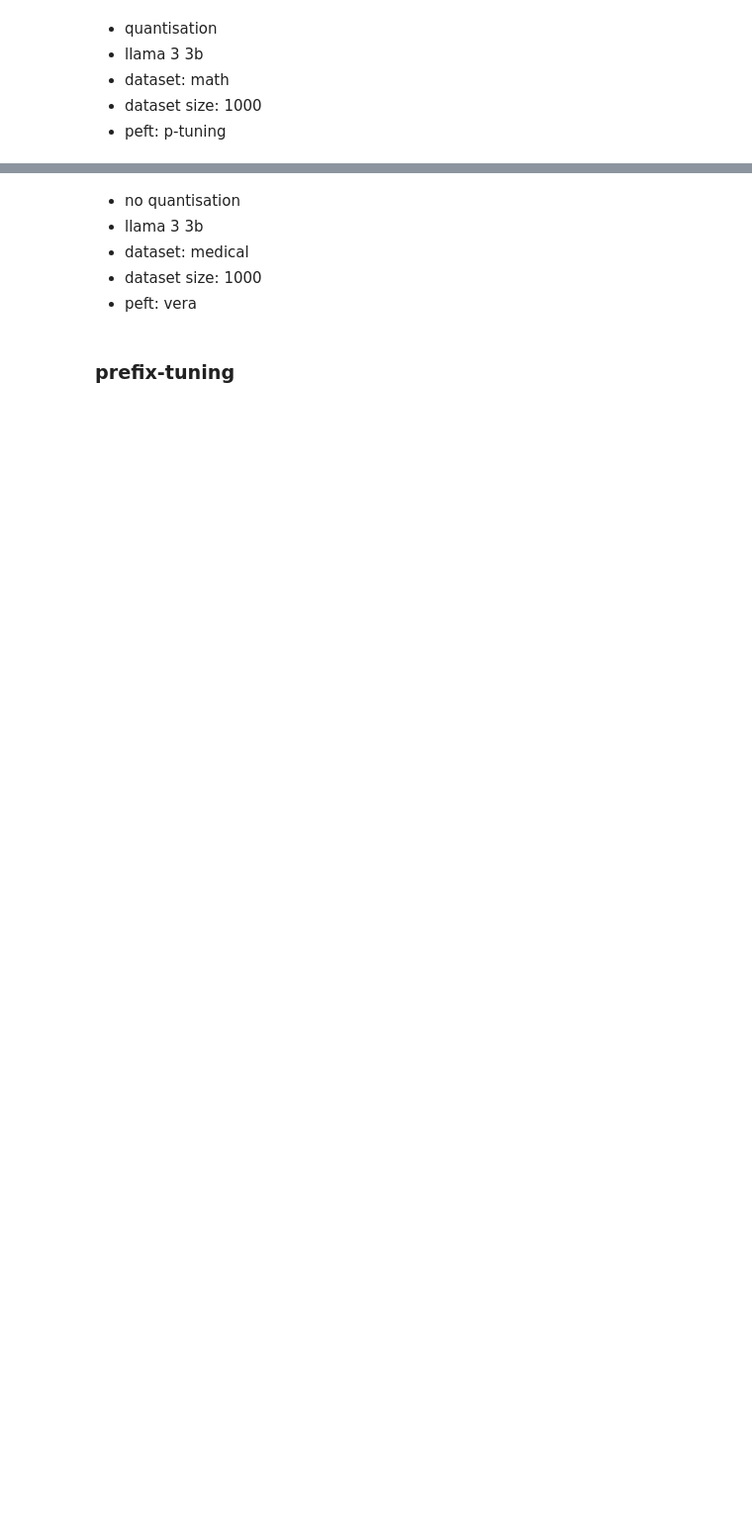
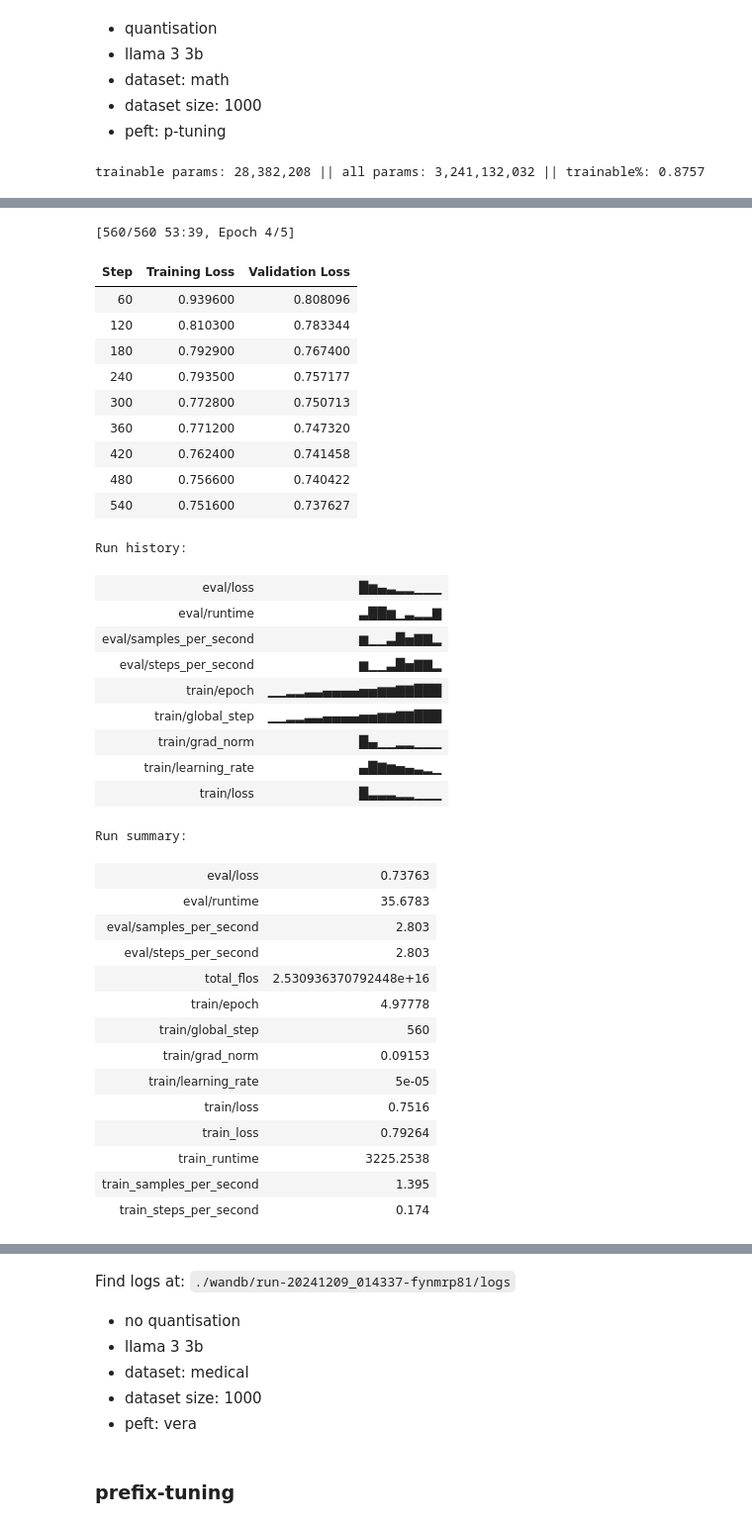
Before and after one commit to alina775/20242R0136COSE47402, a Jupyter notebook: FinalProject/deep_learning_final_project.ipynb, the cells around one changed output, grey strips where cells are left out. Shown at 99% size. Saved outputs shown, nothing was run; the diff lists cells and outputs as text; code cells hidden in the pictures; blank space fills up the shorter version.

```diff
--- a/FinalProject/deep_learning_final_project.ipynb
+++ b/FinalProject/deep_learning_final_project.ipynb
@@ -472,7 +475,7 @@ def run_training(base_model, config, dataset_name, dataset_size, data_row_name_u
   model.print_trainable_parameters()
 
   #load dataset
-  dataset = load_dataset(dataset_name, split="all[:10000]").shuffle(seed=42).select(range(dataset_size)).flatten_indices()
+  dataset = load_dataset(dataset_name, split="train[:10000]").shuffle(seed=42).select(range(dataset_size)).flatten_indices()
   tokenizer = AutoTokenizer.from_pretrained(base_model)
   tokenizer.chat_template = None
   model, tokenizer = setup_chat_format(model, tokenizer)
@@ -1184,24 +1181,3 @@ wandb.finish()
-# %%
-run = wandb.init(
-    project='Deep learning final project', # change
-    job_type="training",
-    anonymous="allow",
-    name = "p-tuning_math_1000_llama"
-)
-
-peft_config = PromptEncoderConfig(
-    peft_type="P_TUNING",
-    task_type="CAUSAL_LM",
-    num_virtual_tokens=20,
-    token_dim=768,
-    num_transformer_submodules=1,
-    num_attention_heads=12,
-    num_layers=12,
-    encoder_reparameterization_type="MLP",
-    encoder_hidden_size=768,
-)
-run_training(llama_base_model, peft_config, math_dataset_name, 1000, "problem", "generated_solution", "newModelLoRA", 1e-3)
-wandb.finish()
 # %% [markdown]
 - quantisation
 - llama 3 3b
@@ -1220,12 +1196,12 @@ peft_config = PromptEncoderConfig(
     peft_type="P_TUNING",
     task_type="CAUSAL_LM",
     num_virtual_tokens=20,
-    token_dim=768,
+    token_dim=3072,
     num_transformer_submodules=1,
     num_attention_heads=12,
     num_layers=12,
     encoder_reparameterization_type="MLP",
-    encoder_hidden_size=768,
+    encoder_hidden_size=3072,
 )
 
 run_training(llama_base_model, peft_config, medical_chatbot_dataset_name, 1000, "Patient", "Doctor", "newModelLoRA", 1e-3, quantisation_config)
@@ -1248,13 +1264,15 @@ peft_config = PromptEncoderConfig(
     peft_type="P_TUNING",
     task_type="CAUSAL_LM",
     num_virtual_tokens=20,
-    token_dim=768,
+    token_dim=3072,
     num_transformer_submodules=1,
     num_attention_heads=12,
     num_layers=12,
     encoder_reparameterization_type="MLP",
-    encoder_hidden_size=768,
+    encoder_hidden_size=3072,
 )
 
 run_training(llama_base_model, peft_config, math_dataset_name, 1000, "problem", "generated_solution", "newModelLoRA", 1e-3, quantisation_config)
 wandb.finish()
+# %% [output]
+trainable params: 28,382,208 || all params: 3,241,132,032 || trainable%: 0.8757
@@ -1260,0 +1282,36 @@ wandb.finish()
+[560/560 53:39, Epoch 4/5]
+| Step | Training Loss | Validation Loss |
+| 60 | 0.939600 | 0.808096 |
+| 120 | 0.810300 | 0.783344 |
+| 180 | 0.792900 | 0.767400 |
+| 240 | 0.793500 | 0.757177 |
+| 300 | 0.772800 | 0.750713 |
+| 360 | 0.771200 | 0.747320 |
+| 420 | 0.762400 | 0.741458 |
+| 480 | 0.756600 | 0.740422 |
+| 540 | 0.751600 | 0.737627 |
+Run history:
+| eval/loss | █▆▄▃▂▂▁▁▁ |
+| eval/runtime | ▃██▆▁▃▂▂▇ |
+| eval/samples_per_second | ▆▁▁▃█▅▇▇▂ |
+| eval/steps_per_second | ▆▁▁▃█▅▇▇▂ |
+| train/epoch | ▁▁▂▂▃▃▄▄▄▄▅▅▆▆▇▇███ |
+| train/global_step | ▁▁▂▂▃▃▄▄▄▄▅▅▆▆▇▇███ |
+| train/grad_norm | █▄▁▁▂▂▁▁▁ |
+| train/learning_rate | ▄█▇▆▅▄▃▂▁ |
+| train/loss | █▃▃▃▂▂▁▁▁ |
+Run summary:
+| eval/loss | 0.73763 |
+| eval/runtime | 35.6783 |
+| eval/samples_per_second | 2.803 |
+| eval/steps_per_second | 2.803 |
+| total_flos | 2.530936370792448e+16 |
+| train/epoch | 4.97778 |
+| train/global_step | 560 |
+| train/grad_norm | 0.09153 |
+| train/learning_rate | 5e-05 |
+| train/loss | 0.7516 |
+| train_loss | 0.79264 |
+| train_runtime | 3225.2538 |
+| train_samples_per_second | 1.395 |
+| train_steps_per_second | 0.174 |
@@ -1261,3 +1321,4 @@ wandb.finish()
+Find logs at: ./wandb/run-20241209_014337-fynmrp81/logs
 # %% [markdown]
 - no quantisation
 - llama 3 3b
```
Also changed, not shown: parts of 27 cells of this notebook.
